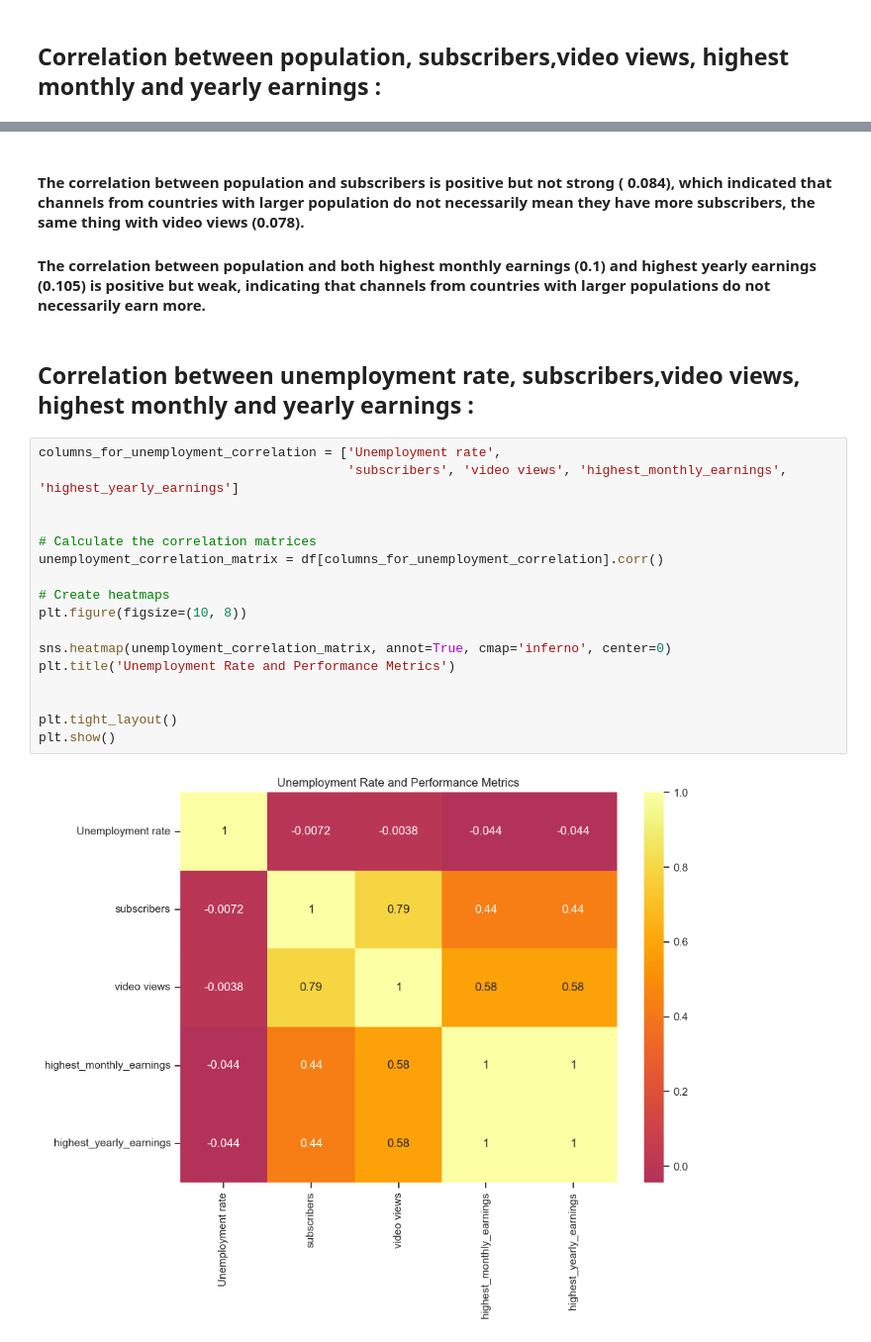
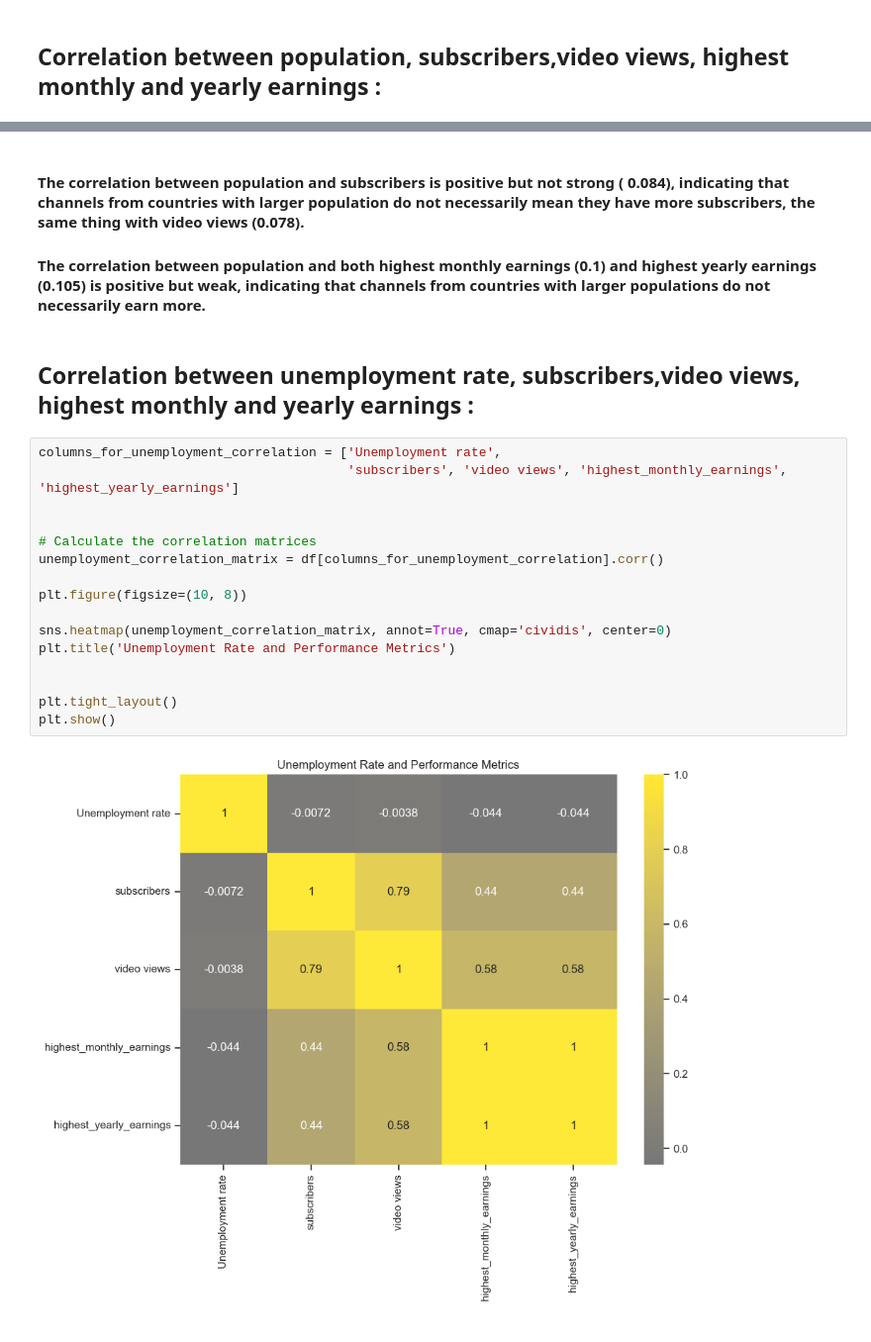
Before and after one commit to ImaneMdn/Youtube-EDA-, a Jupyter notebook: youtubeeda.ipynb, the cells around one changed output, grey strips where cells are left out. Shown at 99% size. Saved outputs shown, nothing was run; the diff lists cells and outputs as text.

```diff
--- a/youtubeeda.ipynb
+++ b/youtubeeda.ipynb
@@ -833,26 +832,25 @@ plt.show()
 # %% [output]
 [figure]
 # %% [markdown]
-#### The correlation between population and subscribers is positive but not strong ( 0.084), which indicated that channels from countries with larger population do not necessarily mean they have more subscribers, the same thing with video views (0.078).
+#### The correlation between population and subscribers is positive but not strong ( 0.084), indicating that channels from countries with larger population do not necessarily mean they have more subscribers, the same thing with video views (0.078).
 #### The correlation between population and both highest monthly earnings (0.1) and highest yearly earnings (0.105) is positive but weak, indicating that channels from countries with larger populations do not necessarily earn more.
 # %% [markdown]
 ## Correlation between unemployment rate, subscribers,video views, highest monthly and yearly earnings :
 # %%
 columns_for_unemployment_correlation = ['Unemployment rate',
                                         'subscribers', 'video views', 'highest_monthly_earnings', 'highest_yearly_earnings']
 
 
 # Calculate the correlation matrices
 unemployment_correlation_matrix = df[columns_for_unemployment_correlation].corr()
 
-# Create heatmaps
 plt.figure(figsize=(10, 8))
 
-sns.heatmap(unemployment_correlation_matrix, annot=True, cmap='inferno', center=0)
+sns.heatmap(unemployment_correlation_matrix, annot=True, cmap='cividis', center=0)
 plt.title('Unemployment Rate and Performance Metrics')
 
 
 plt.tight_layout()
 plt.show()
 # %% [output]
-[figure, old version]
+[figure, new version]
```
Also changed, not shown: parts of 33 cells of this notebook.
